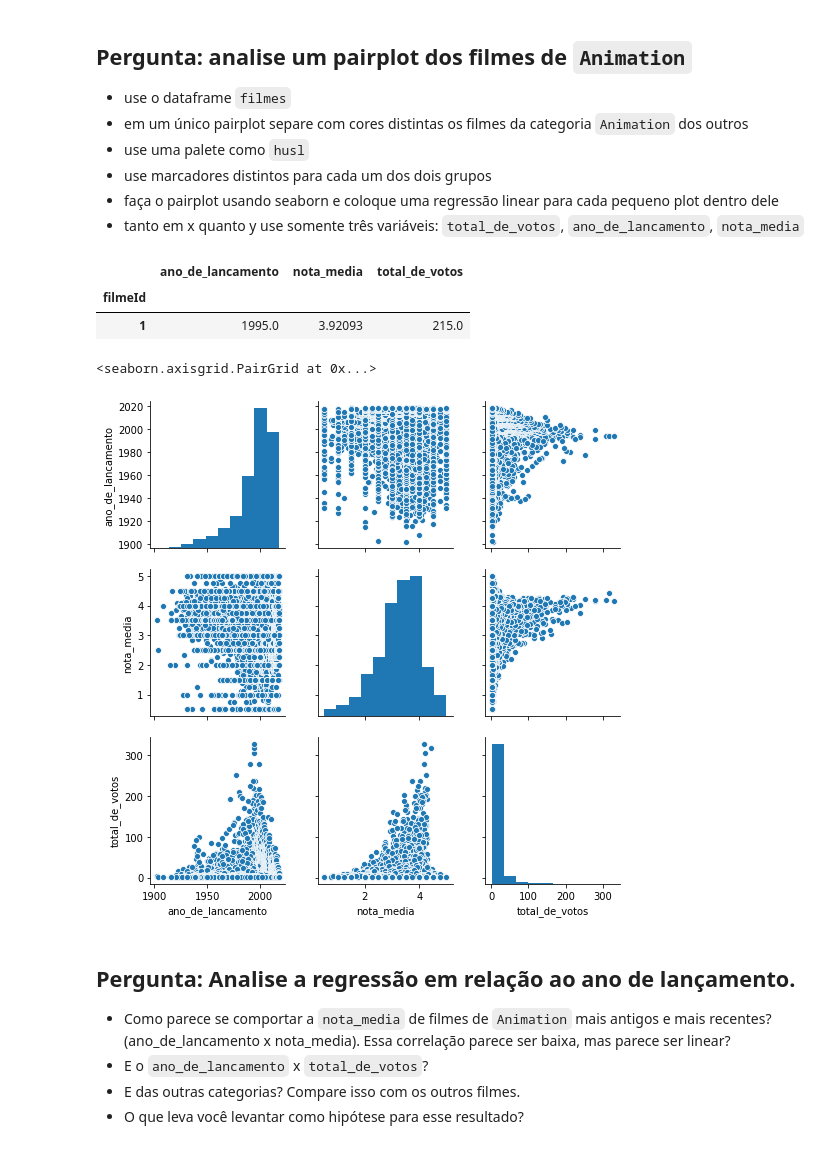
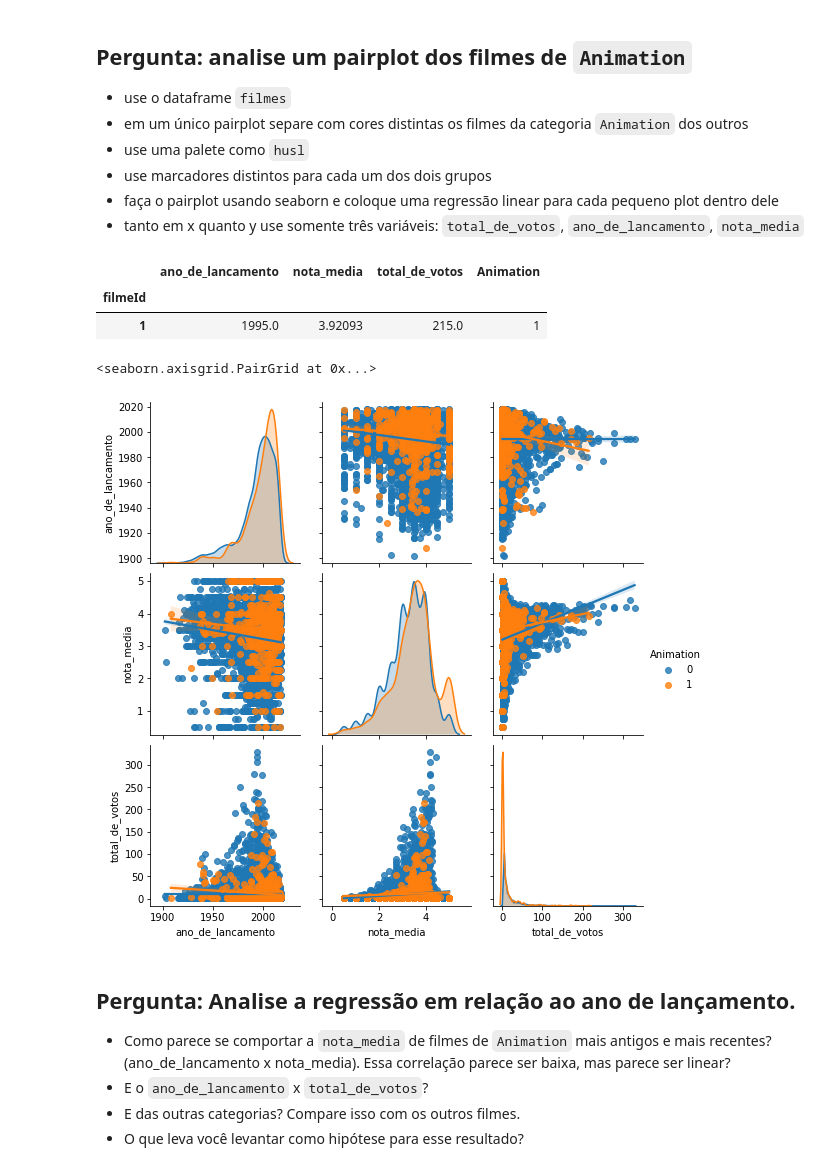
Before and after one commit to flaakira/Alura, a Jupyter notebook: Formação_Data_Science_Alura_Análise_exploratória_do_MovieLens.ipynb, the cells around one changed output. Cells and saved outputs as stored; diff of their text form; code cells hidden in the pictures.

```diff
--- a/Formação_Data_Science_Alura_Análise_exploratória_do_MovieLens.ipynb
+++ b/Formação_Data_Science_Alura_Análise_exploratória_do_MovieLens.ipynb
@@ -844,20 +832,20 @@ A correlacao entre ano de lancamento e nota media e baixa devido o valor ser ent
 - tanto em x quanto y use somente três variáveis: `total_de_votos`, `ano_de_lancamento`, `nota_media`
 # %%
 infos = filmes.drop(columns=['titulo','(no genres listed)', 'Action',
-                             'Adventure', 'Animation', 'Children',
+                             'Adventure', 'Children',
        'Comedy', 'Crime', 'Documentary', 'Drama', 'Fantasy', 'FilmNoir',
        'Horror', 'IMAX', 'Musical', 'Mystery', 'Romance', 'SciFi', 'Thriller',
        'War', 'Western'])
 infos.head(1)
 # %% [output]
-|  | ano_de_lancamento | nota_media | total_de_votos |
-| filmeId |  |  |  |
-| 1 | 1995.0 | 3.92093 | 215.0 |
+|  | ano_de_lancamento | nota_media | total_de_votos | Animation |
+| filmeId |  |  |  |  |
+| 1 | 1995.0 | 3.92093 | 215.0 | 1 |
 # %%
-sns.pairplot(infos)
+sns.pairplot(infos, kind="reg", hue="Animation", dropna=True)
 # %% [output]
 <seaborn.axisgrid.PairGrid at 0x...>
-[figure, old version]
+[figure, new version]
 # %% [markdown]
 ## Pergunta: Analise a regressão em relação ao ano de lançamento.
 
```
Also changed, not shown: parts of 31 cells of this notebook.
